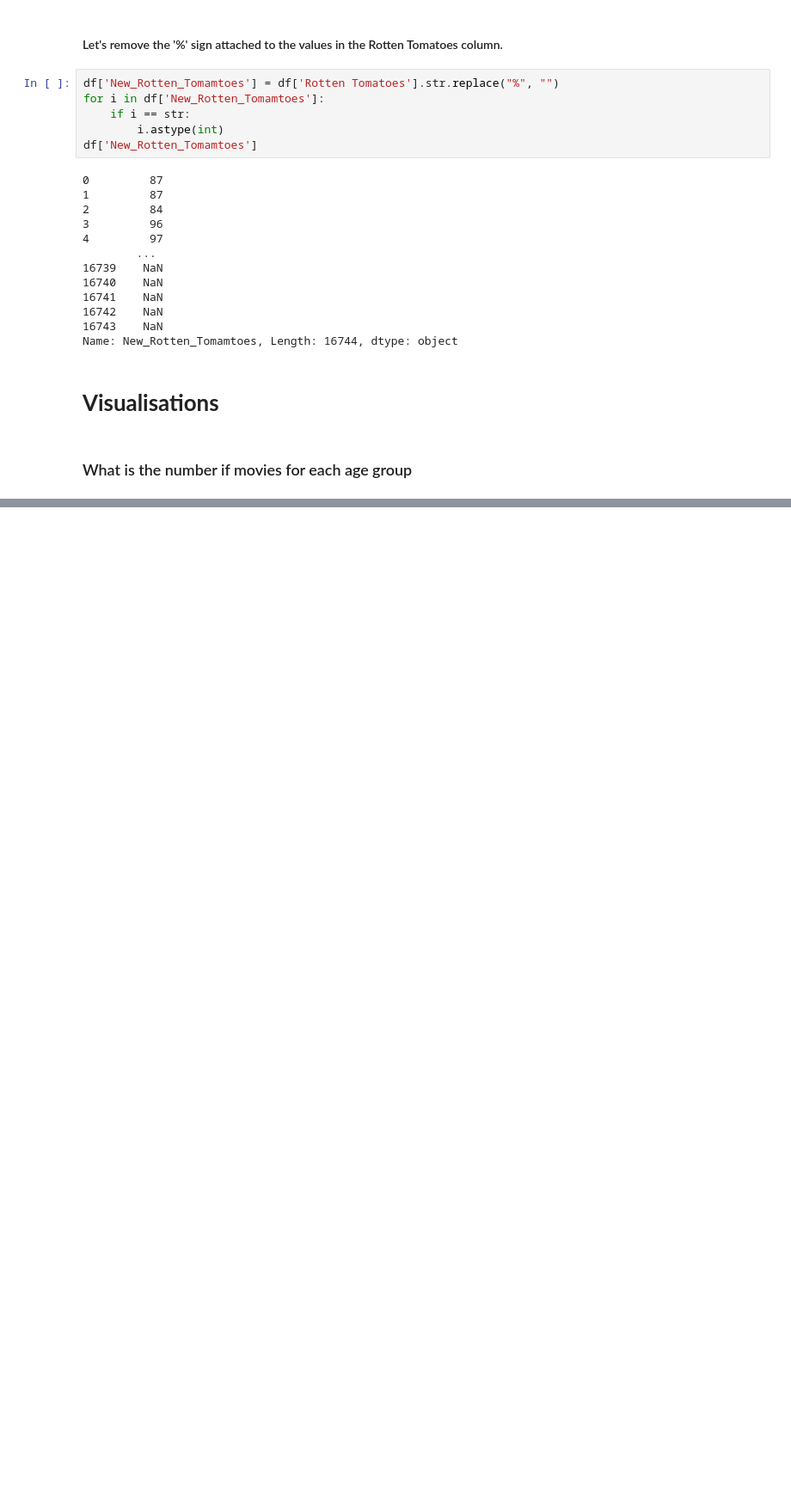
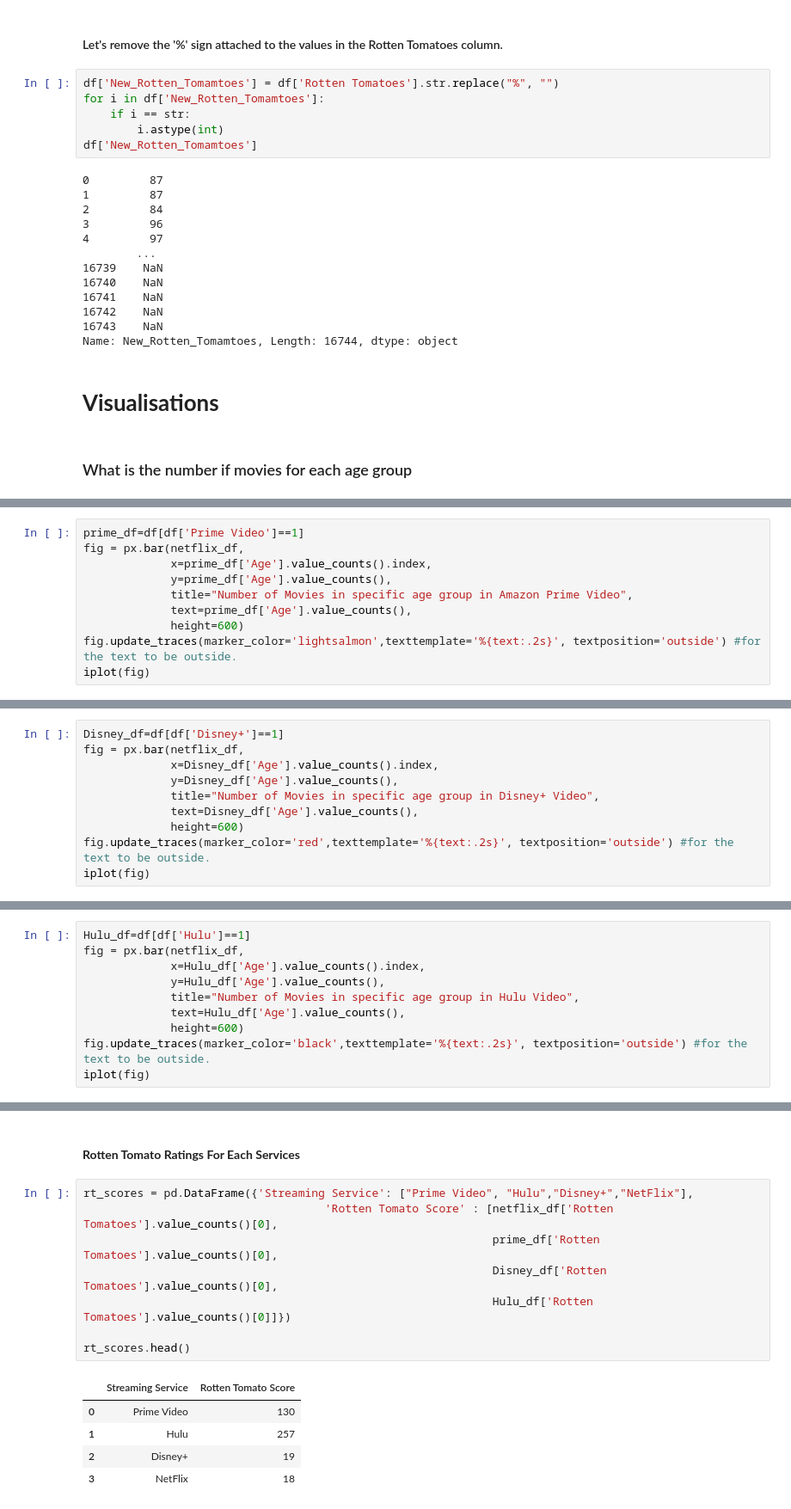
Before and after one commit to MhmdMango4/Analysis_Projects, a Jupyter notebook: Movie_Streams_Analysis.ipynb, the cells around one changed output, grey strips where cells are left out. Shown at 86% size. Drawn from its saved outputs; the diff is of its cells as text; blank space fills up the shorter version.

```diff
--- a/Movie_Streams_Analysis.ipynb
+++ b/Movie_Streams_Analysis.ipynb
@@ -197,0 +289,10 @@ Successfully installed async-lru-2.0.3 babel-2.12.1 certifi-2023.5.7 charset-nor
+# %%
+prime_df=df[df['Prime Video']==1]
+fig = px.bar(netflix_df,
+             x=prime_df['Age'].value_counts().index,
+             y=prime_df['Age'].value_counts(),
+             title="Number of Movies in specific age group in Amazon Prime Video",
+             text=prime_df['Age'].value_counts(),
+             height=600)
+fig.update_traces(marker_color='lightsalmon',texttemplate='%{text:.2s}', textposition='outside') #for the text to be outside.
+iplot(fig)
@@ -197,0 +303,10 @@ Successfully installed async-lru-2.0.3 babel-2.12.1 certifi-2023.5.7 charset-nor
+# %%
+Disney_df=df[df['Disney+']==1]
+fig = px.bar(netflix_df,
+             x=Disney_df['Age'].value_counts().index,
+             y=Disney_df['Age'].value_counts(),
+             title="Number of Movies in specific age group in Disney+ Video",
+             text=Disney_df['Age'].value_counts(),
+             height=600)
+fig.update_traces(marker_color='red',texttemplate='%{text:.2s}', textposition='outside') #for the text to be outside.
+iplot(fig)
@@ -197,0 +317,10 @@ Successfully installed async-lru-2.0.3 babel-2.12.1 certifi-2023.5.7 charset-nor
+# %%
+Hulu_df=df[df['Hulu']==1]
+fig = px.bar(netflix_df,
+             x=Hulu_df['Age'].value_counts().index,
+             y=Hulu_df['Age'].value_counts(),
+             title="Number of Movies in specific age group in Hulu Video",
+             text=Hulu_df['Age'].value_counts(),
+             height=600)
+fig.update_traces(marker_color='black',texttemplate='%{text:.2s}', textposition='outside') #for the text to be outside.
+iplot(fig)
@@ -197,0 +346,16 @@ Successfully installed async-lru-2.0.3 babel-2.12.1 certifi-2023.5.7 charset-nor
+# %% [markdown]
+#### **Rotten Tomato Ratings For Each Services**
+# %%
+rt_scores = pd.DataFrame({'Streaming Service': ["Prime Video", "Hulu","Disney+","NetFlix"],
+                                    'Rotten Tomato Score' : [netflix_df['Rotten Tomatoes'].value_counts()[0],
+                                                             prime_df['Rotten Tomatoes'].value_counts()[0],
+                                                             Disney_df['Rotten Tomatoes'].value_counts()[0],
+                                                             Hulu_df['Rotten Tomatoes'].value_counts()[0]]})
+
+rt_scores.head()
+# %% [output]
+|  | Streaming Service | Rotten Tomato Score |
+| 0 | Prime Video | 130 |
+| 1 | Hulu | 257 |
+| 2 | Disney+ | 19 |
+| 3 | NetFlix | 18 |
```
Also changed, not shown: parts of 35 cells of this notebook.
